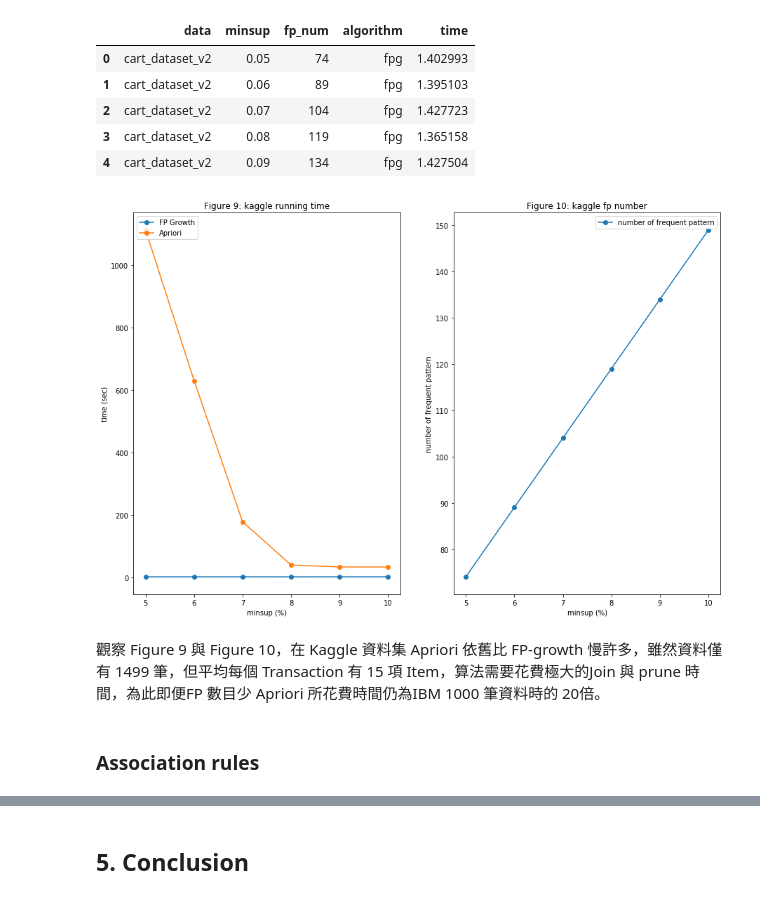
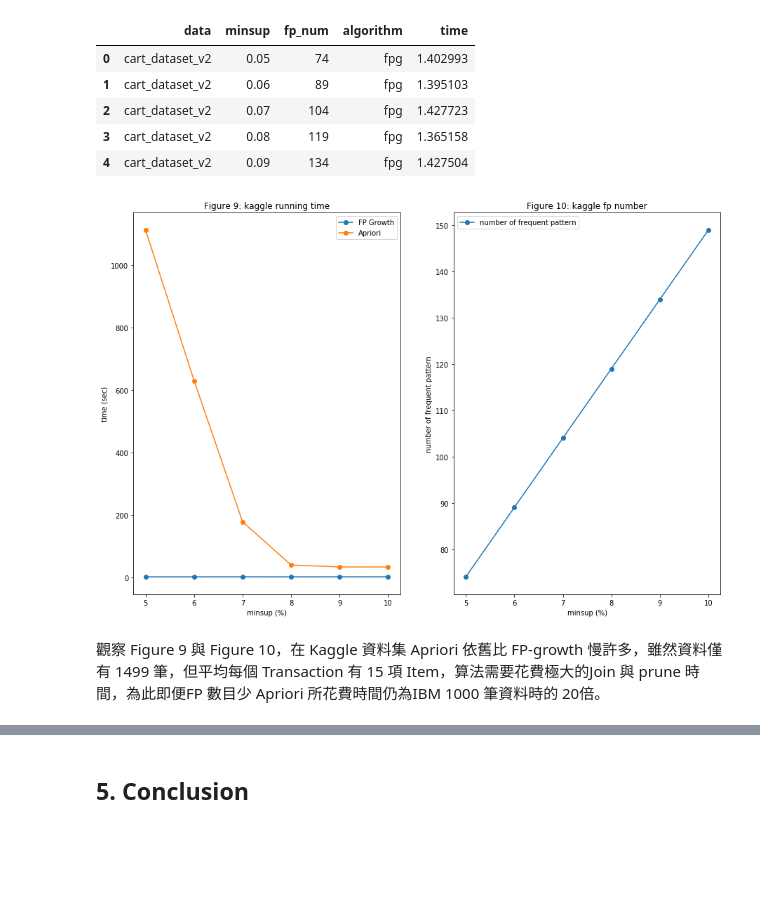
Before and after one commit to Sirius207/Frequent-pattern-Algorithm, a Jupyter notebook: Report.ipynb, the cells around one changed output, grey strips where cells are left out. Drawn from its saved outputs; the diff is of its cells as text; code cells hidden in the pictures; blank space fills up the shorter version.

```diff
--- a/Report.ipynb
+++ b/Report.ipynb
@@ -232,31 +274,29 @@ kaggle.head()
 # %%
 plt.figure(figsize=(15, 10))
 
 plt.subplot(121)
 x = [5, 6, 7, 8, 9, 10]
 y_1 = kaggle['time'][0:6]
 y_2 = kaggle['time'][6:12]
 plt.plot(x, y_1, 'o-')
 plt.plot(x, y_2, 'o-')
 plt.xlabel('minsup (%)')
 plt.ylabel('time (sec)')
-plt.legend(["FP Growth", "Apriori"], loc=2);
+plt.legend(["FP Growth", "Apriori"], loc=1);
 plt.title('Figure 9: kaggle running time');
 
 
 plt.subplot(122)
 x = [5, 6, 7, 8, 9, 10]
 y_1 = kaggle['fp_num'][0:6]
 plt.plot(x, y_1, 'o-')
 plt.xlabel('minsup (%)')
 plt.ylabel('number of frequent pattern')
-plt.legend(["number of frequent pattern"], loc=1);
+plt.legend(["number of frequent pattern"], loc=2);
 plt.title('Figure 10: kaggle fp number');
 
 plt.show()
 # %% [output]
-[figure, old version]
+[figure, new version]
 # %% [markdown]
 觀察 Figure 9 與 Figure 10，在 Kaggle 資料集 Apriori 依舊比 FP-growth 慢許多，雖然資料僅有 1499 筆，但平均每個 Transaction 有 15 項 Item，算法需要花費極大的Join 與 prune 時間，為此即便FP 數目少 Apriori 所花費時間仍為IBM 1000 筆資料時的 20倍。
-# %% [markdown]
-### Association rules
```
Also changed, not shown: parts of 13 cells of this notebook.
